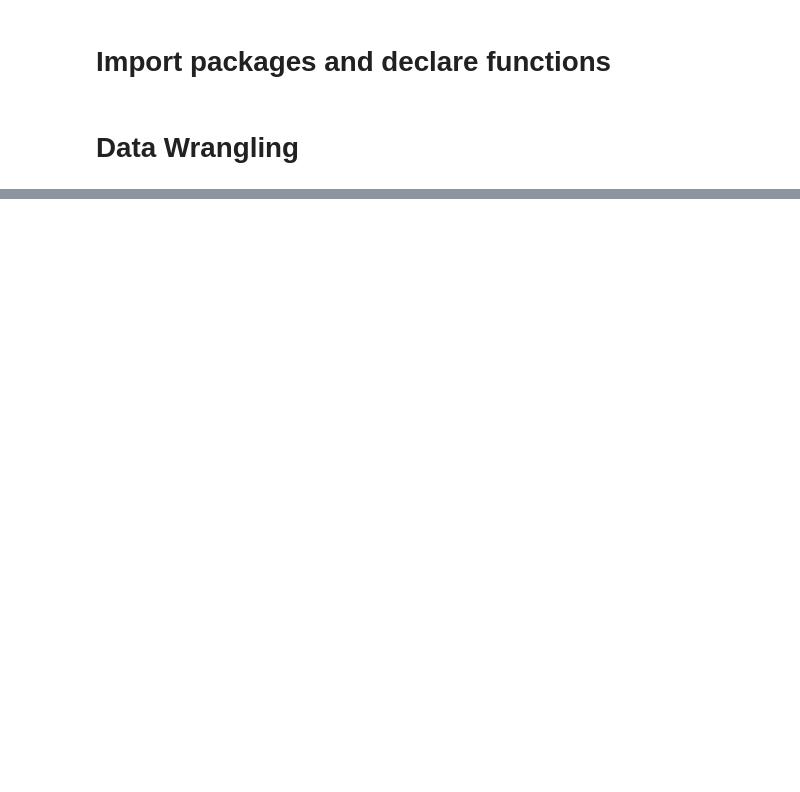
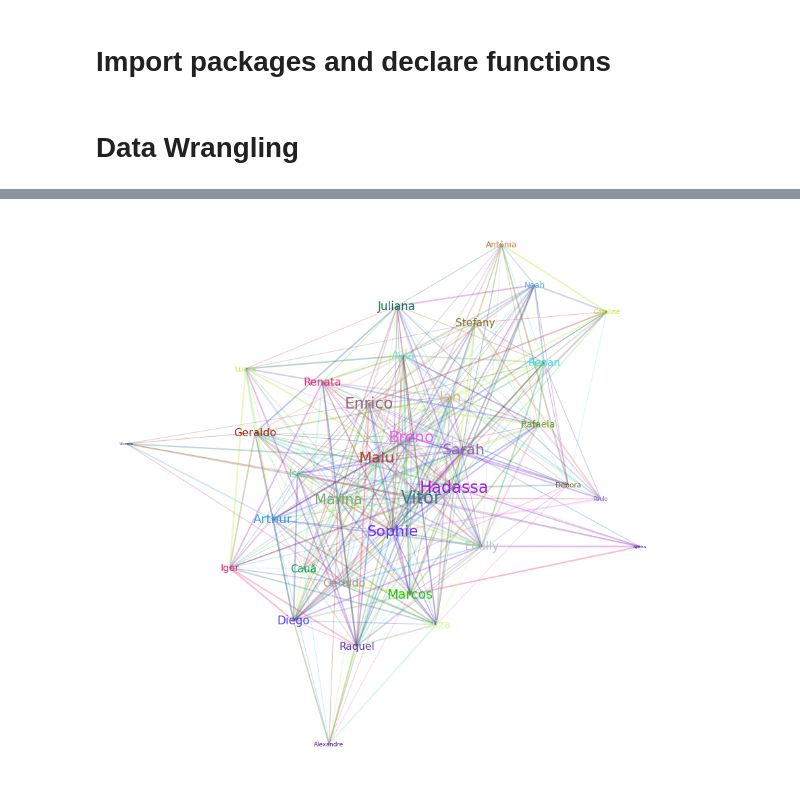
Before and after one commit to dletoneiva/Project, a Jupyter notebook: connections.ipynb, the cells around one changed output, grey strips where cells are left out. Saved outputs shown, nothing was run; the diff lists cells and outputs as text; code cells hidden in the pictures; blank space fills up the shorter version.

```diff
--- a/connections.ipynb
+++ b/connections.ipynb
@@ -163,0 +184,4 @@ df_corujas.head()
+# %%
+plotNetwork(df_hive,colored_edges=True,out_name='hive_colored')
+# %% [output]
+[figure, added]
```
Also changed, not shown: parts of 7 cells of this notebook.
